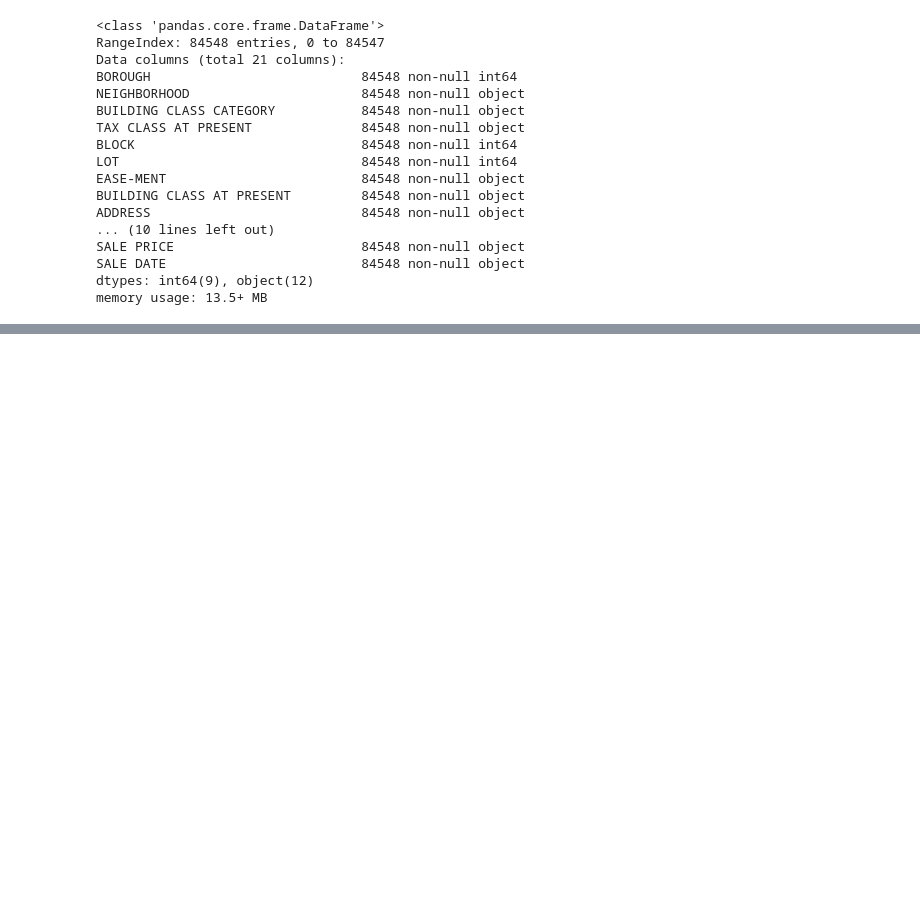
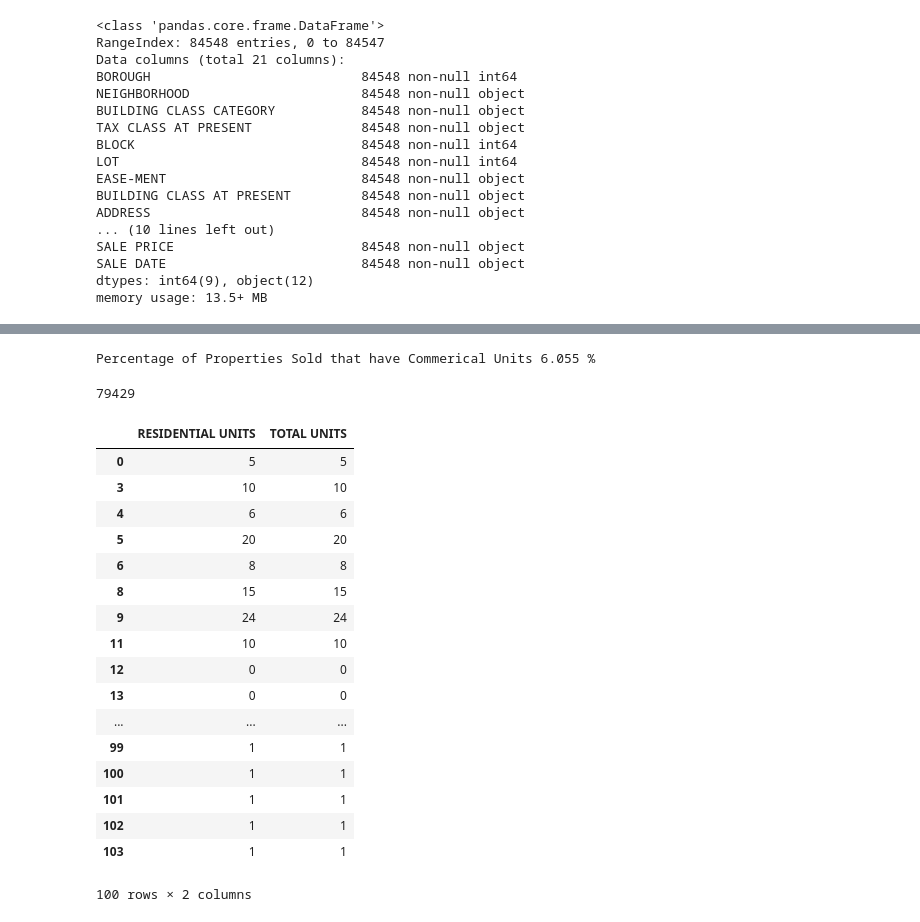
Before and after one commit to evanavaughan/nyc_property_values, a Jupyter notebook: EDA-nyc-prop.ipynb, the cells around one changed output, grey strips where cells are left out. Drawn from its saved outputs; the diff is of its cells as text; code cells hidden in the pictures; blank space fills up the shorter version.

```diff
--- a/EDA-nyc-prop.ipynb
+++ b/EDA-nyc-prop.ipynb
@@ -88,0 +166,35 @@ Name: APARTMENT NUMBER, Length: 100, dtype: object
+# %%
+#buildings with commercial units
+commercial_pct = data[(data['COMMERCIAL UNITS'] > 0)].shape[0] / data['COMMERCIAL UNITS'].shape[0]
+print('Percentage of Properties Sold that have Commerical Units', round(commercial_pct*100, 3),'%')
+# %% [output]
+Percentage of Properties Sold that have Commerical Units 6.055 %
+# %%
+#Remove buildings w/ commercial units since they will distort values and because they account for a low percentage
+data = data[(data['COMMERCIAL UNITS'] == 0)]
+# %%
+data.shape[0]
+# %% [output]
+79429
+# %%
+units = data[['RESIDENTIAL UNITS', 'TOTAL UNITS']]
+units.head(100)
+# %% [output]
+|  | RESIDENTIAL UNITS | TOTAL UNITS |
+| 0 | 5 | 5 |
+| 3 | 10 | 10 |
+| 4 | 6 | 6 |
+| 5 | 20 | 20 |
+| 6 | 8 | 8 |
+| 8 | 15 | 15 |
+| 9 | 24 | 24 |
+| 11 | 10 | 10 |
+| 12 | 0 | 0 |
+| 13 | 0 | 0 |
+| ... | ... | ... |
+| 99 | 1 | 1 |
+| 100 | 1 | 1 |
+| 101 | 1 | 1 |
+| 102 | 1 | 1 |
+| 103 | 1 | 1 |
+100 rows × 2 columns
```
Also changed, not shown: parts of 8 cells of this notebook.
